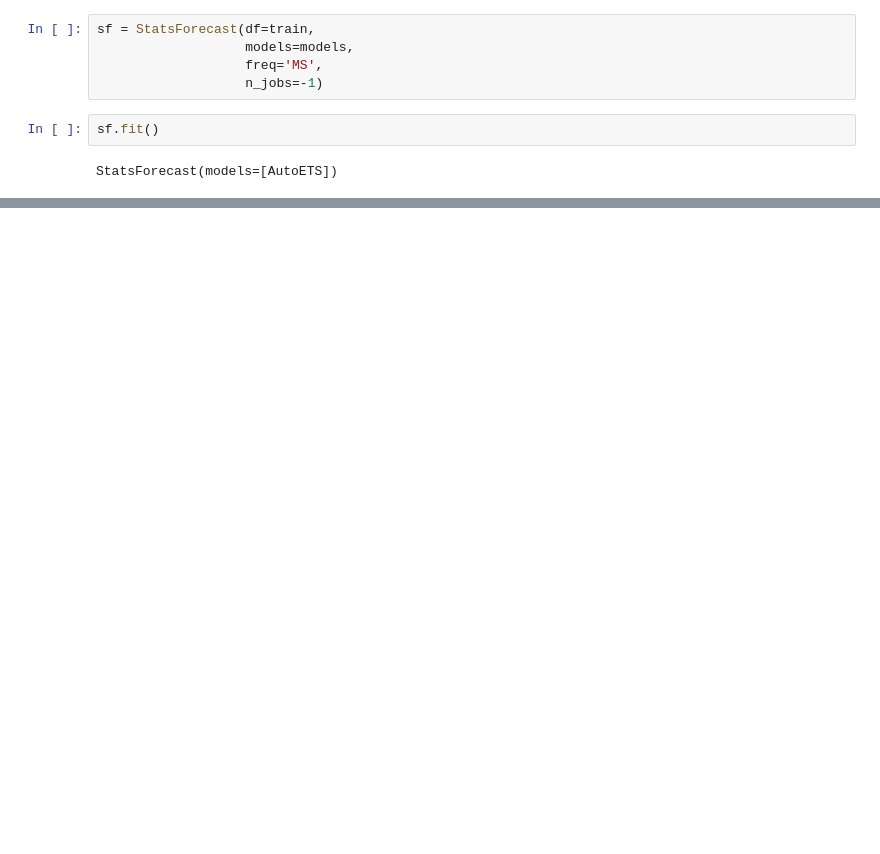
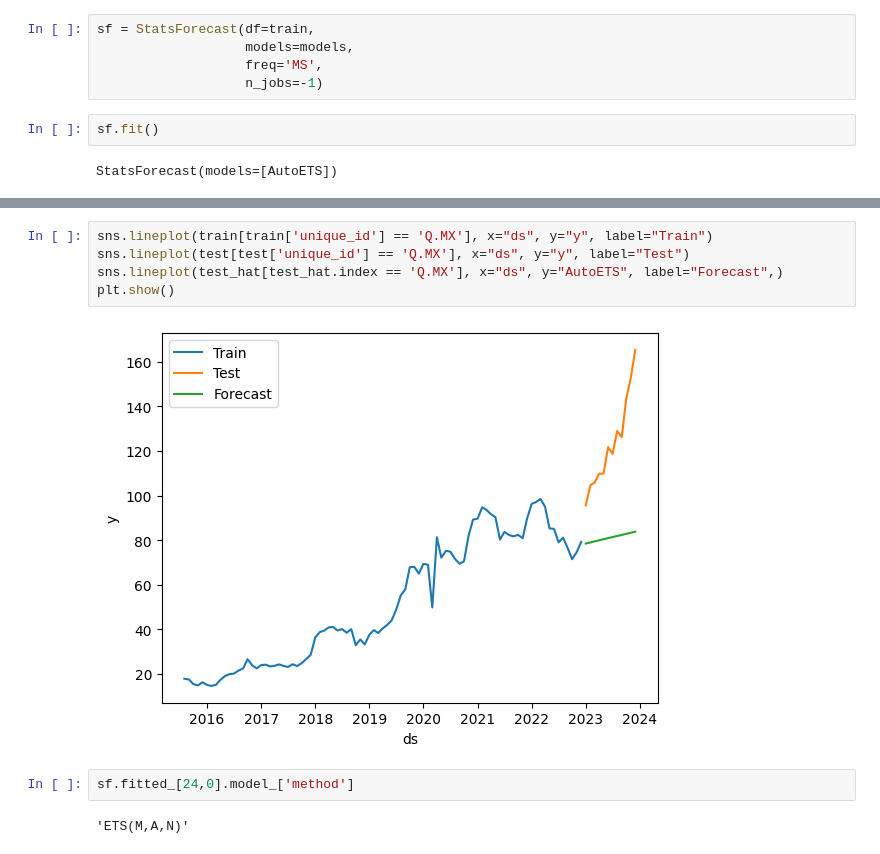
Before and after one commit to Michelleagl/Series_de_Tiempo, a Jupyter notebook: ETS_IPC.ipynb, the cells around one changed output, grey strips where cells are left out. Cells and saved outputs as stored; diff of their text form; blank space fills up the shorter version.

```diff
--- a/ETS_IPC.ipynb
+++ b/ETS_IPC.ipynb
@@ -125,0 +240,11 @@ AttributeError: 'StatsForecast' object has no attribute 'fitted_values'
+# %%
+sns.lineplot(train[train['unique_id'] == 'Q.MX'], x="ds", y="y", label="Train")
+sns.lineplot(test[test['unique_id'] == 'Q.MX'], x="ds", y="y", label="Test")
+sns.lineplot(test_hat[test_hat.index == 'Q.MX'], x="ds", y="AutoETS", label="Forecast",)
+plt.show()
+# %% [output]
+[figure, added]
+# %%
+sf.fitted_[24,0].model_['method']
+# %% [output]
+'ETS(M,A,N)'
```
Also changed, not shown: parts of 24 cells of this notebook.
